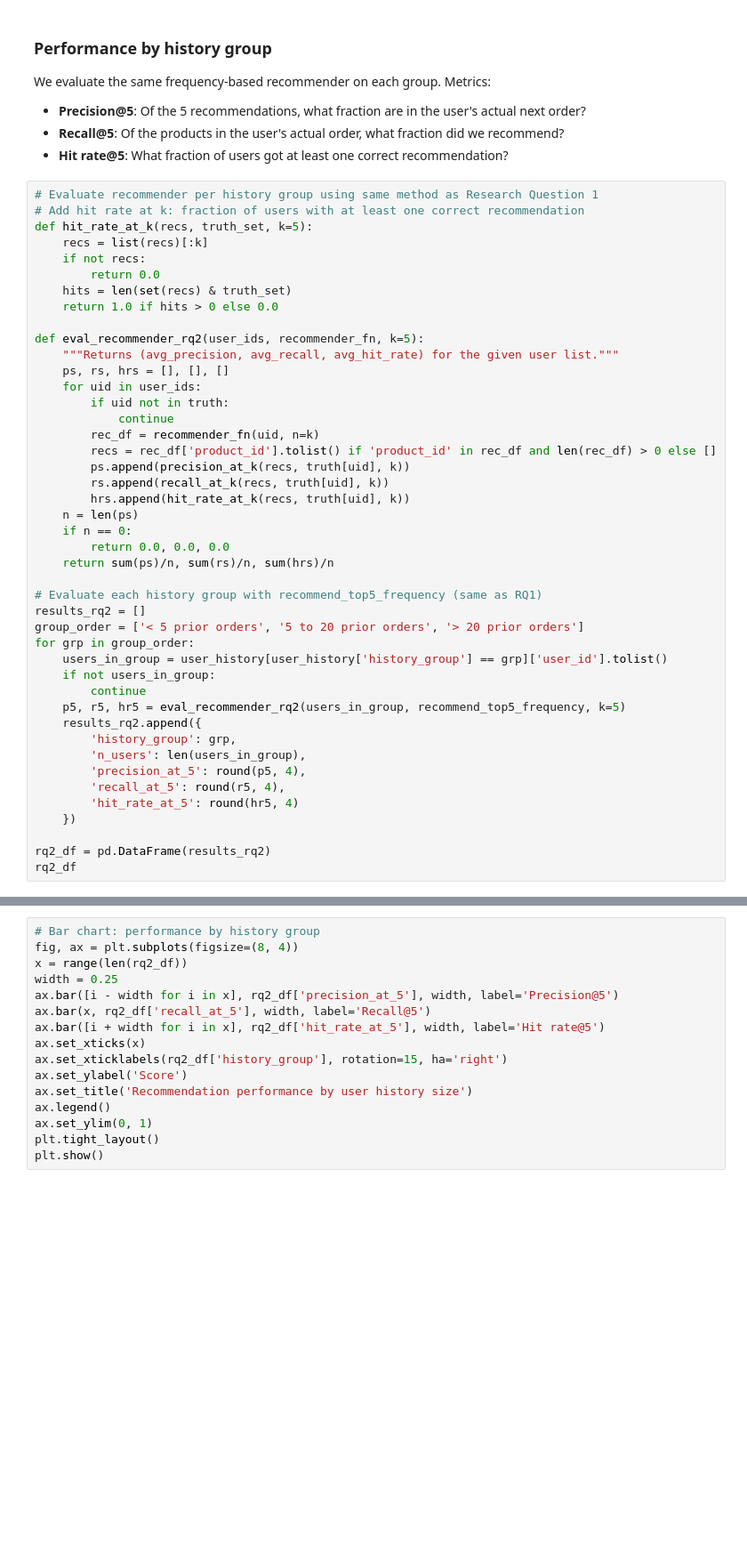
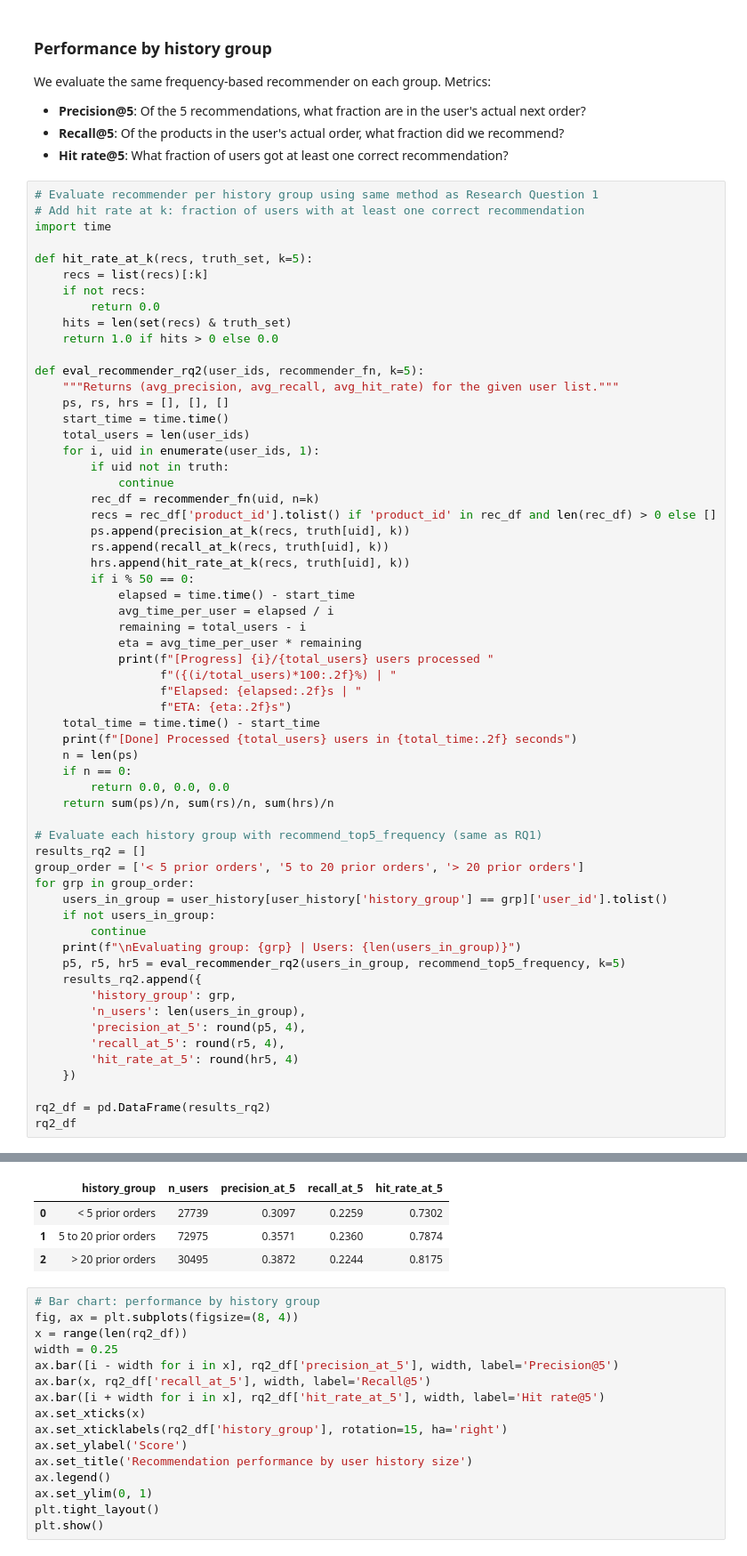
Before and after one commit to aadilshaji/COSC_301_Group_4_Instacart_Basket_Analysis, a Jupyter notebook: code/main.ipynb, the cells around one changed output, grey strips where cells are left out. Shown at 89% size. Cells and saved outputs as stored; diff of their text form; blank space fills up the shorter version.

```diff
--- a/code/main.ipynb
+++ b/code/main.ipynb
@@ -372,6 +390,8 @@ We evaluate the same frequency-based recommender on each group. Metrics:
 # %%
 # Evaluate recommender per history group using same method as Research Question 1
 # Add hit rate at k: fraction of users with at least one correct recommendation
+import time
+
 def hit_rate_at_k(recs, truth_set, k=5):
     recs = list(recs)[:k]
     if not recs:
@@ -382,7 +402,9 @@ def hit_rate_at_k(recs, truth_set, k=5):
 def eval_recommender_rq2(user_ids, recommender_fn, k=5):
     """Returns (avg_precision, avg_recall, avg_hit_rate) for the given user list."""
     ps, rs, hrs = [], [], []
-    for uid in user_ids:
+    start_time = time.time()
+    total_users = len(user_ids)
+    for i, uid in enumerate(user_ids, 1):
         if uid not in truth:
             continue
         rec_df = recommender_fn(uid, n=k)
@@ -390,6 +412,17 @@ def eval_recommender_rq2(user_ids, recommender_fn, k=5):
         ps.append(precision_at_k(recs, truth[uid], k))
         rs.append(recall_at_k(recs, truth[uid], k))
         hrs.append(hit_rate_at_k(recs, truth[uid], k))
+        if i % 50 == 0:
+            elapsed = time.time() - start_time
+            avg_time_per_user = elapsed / i
+            remaining = total_users - i
+            eta = avg_time_per_user * remaining
+            print(f"[Progress] {i}/{total_users} users processed "
+                  f"({(i/total_users)*100:.2f}%) | "
+                  f"Elapsed: {elapsed:.2f}s | "
+                  f"ETA: {eta:.2f}s")
+    total_time = time.time() - start_time
+    print(f"[Done] Processed {total_users} users in {total_time:.2f} seconds")
     n = len(ps)
     if n == 0:
         return 0.0, 0.0, 0.0
@@ -402,6 +435,7 @@ for grp in group_order:
     users_in_group = user_history[user_history['history_group'] == grp]['user_id'].tolist()
     if not users_in_group:
         continue
+    print(f"\nEvaluating group: {grp} | Users: {len(users_in_group)}")
     p5, r5, hr5 = eval_recommender_rq2(users_in_group, recommend_top5_frequency, k=5)
     results_rq2.append({
         'history_group': grp,
@@ -413,3 +447,4 @@ for grp in group_order:
 
 rq2_df = pd.DataFrame(results_rq2)
 rq2_df
+# %% [output]
@@ -416,3 +468,7 @@ rq2_df
+|  | history_group | n_users | precision_at_5 | recall_at_5 | hit_rate_at_5 |
+| 0 | < 5 prior orders | 27739 | 0.3097 | 0.2259 | 0.7302 |
+| 1 | 5 to 20 prior orders | 72975 | 0.3571 | 0.2360 | 0.7874 |
+| 2 | > 20 prior orders | 30495 | 0.3872 | 0.2244 | 0.8175 |
 # %%
 # Bar chart: performance by history group
 fig, ax = plt.subplots(figsize=(8, 4))
```
Also changed, not shown: parts of 3 cells of this notebook, 1 other file.
